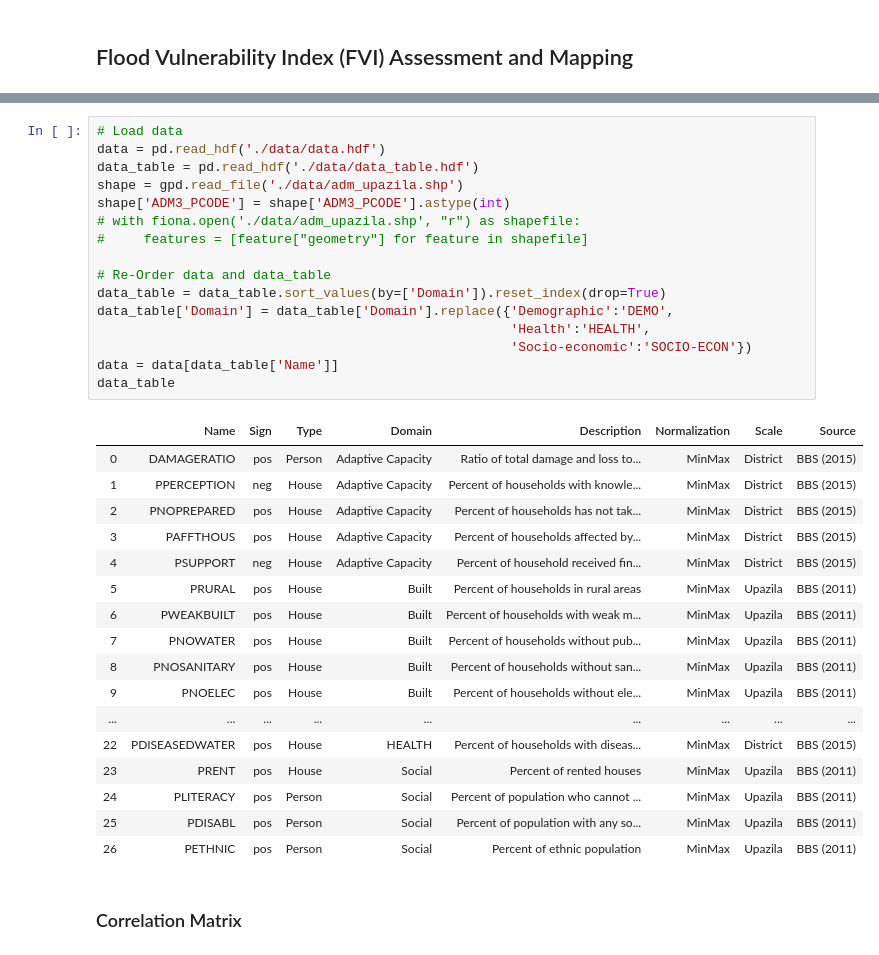
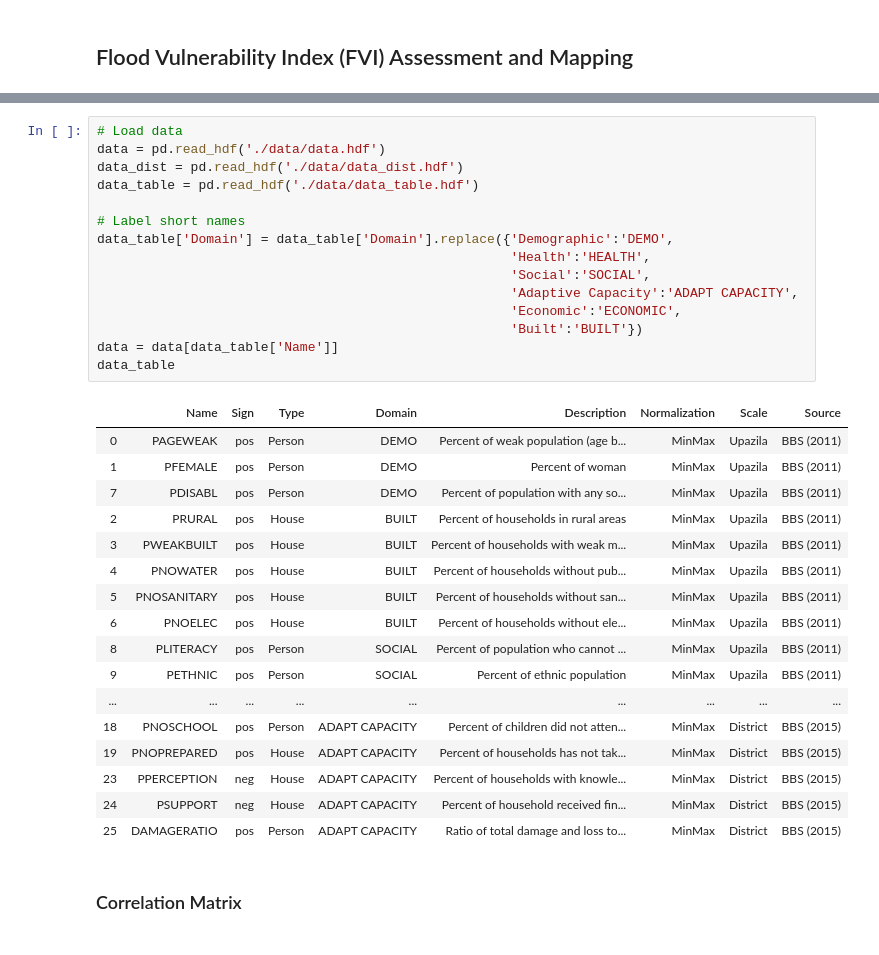
Before and after one commit to gnodnooh/VulnRiskImpact-BGD, a Jupyter notebook: FVI_Assessment.ipynb, the cells around one changed output, grey strips where cells are left out. Cells and saved outputs as stored; diff of their text form.

```diff
--- a/FVI_Assessment.ipynb
+++ b/FVI_Assessment.ipynb
@@ -16,37 +27,36 @@ import fhv
 # %%
 # Load data
 data = pd.read_hdf('./data/data.hdf')
+data_dist = pd.read_hdf('./data/data_dist.hdf')
 data_table = pd.read_hdf('./data/data_table.hdf')
-shape = gpd.read_file('./data/adm_upazila.shp')
-shape['ADM3_PCODE'] = shape['ADM3_PCODE'].astype(int)
-# with fiona.open('./data/adm_upazila.shp', "r") as shapefile:
-#     features = [feature["geometry"] for feature in shapefile]
 
-# Re-Order data and data_table
-data_table = data_table.sort_values(by=['Domain']).reset_index(drop=True)
+# Label short names
 data_table['Domain'] = data_table['Domain'].replace({'Demographic':'DEMO',
                                                      'Health':'HEALTH',
-                                                     'Socio-economic':'SOCIO-ECON'})
+                                                     'Social':'SOCIAL',
+                                                     'Adaptive Capacity':'ADAPT CAPACITY',
+                                                     'Economic':'ECONOMIC',
+                                                     'Built':'BUILT'})
 data = data[data_table['Name']]
 data_table
 # %% [output]
 |  | Name | Sign | Type | Domain | Description | Normalization | Scale | Source |
-| 0 | DAMAGERATIO | pos | Person | Adaptive Capacity | Ratio of total damage and loss to... | MinMax | District | BBS (2015) |
-| 1 | PPERCEPTION | neg | House | Adaptive Capacity | Percent of households with knowle... | MinMax | District | BBS (2015) |
-| 2 | PNOPREPARED | pos | House | Adaptive Capacity | Percent of households has not tak... | MinMax | District | BBS (2015) |
-| 3 | PAFFTHOUS | pos | House | Adaptive Capacity | Percent of households affected by... | MinMax | District | BBS (2015) |
-| 4 | PSUPPORT | neg | House | Adaptive Capacity | Percent of household received fin... | MinMax | District | BBS (2015) |
-| 5 | PRURAL | pos | House | Built | Percent of households in rural areas | MinMax | Upazila | BBS (2011) |
-| 6 | PWEAKBUILT | pos | House | Built | Percent of households with weak m... | MinMax | Upazila | BBS (2011) |
-| 7 | PNOWATER | pos | House | Built | Percent of households without pub... | MinMax | Upazila | BBS (2011) |
-| 8 | PNOSANITARY | pos | House | Built | Percent of households without san... | MinMax | Upazila | BBS (2011) |
-| 9 | PNOELEC | pos | House | Built | Percent of households without ele... | MinMax | Upazila | BBS (2011) |
+| 0 | PAGEWEAK | pos | Person | DEMO | Percent of weak population (age b... | MinMax | Upazila | BBS (2011) |
+| 1 | PFEMALE | pos | Person | DEMO | Percent of woman | MinMax | Upazila | BBS (2011) |
+| 7 | PDISABL | pos | Person | DEMO | Percent of population with any so... | MinMax | Upazila | BBS (2011) |
+| 2 | PRURAL | pos | House | BUILT | Percent of households in rural areas | MinMax | Upazila | BBS (2011) |
+| 3 | PWEAKBUILT | pos | House | BUILT | Percent of households with weak m... | MinMax | Upazila | BBS (2011) |
+| 4 | PNOWATER | pos | House | BUILT | Percent of households without pub... | MinMax | Upazila | BBS (2011) |
+| 5 | PNOSANITARY | pos | House | BUILT | Percent of households without san... | MinMax | Upazila | BBS (2011) |
+| 6 | PNOELEC | pos | House | BUILT | Percent of households without ele... | MinMax | Upazila | BBS (2011) |
+| 8 | PLITERACY | pos | Person | SOCIAL | Percent of population who cannot ... | MinMax | Upazila | BBS (2011) |
+| 9 | PETHNIC | pos | Person | SOCIAL | Percent of ethnic population | MinMax | Upazila | BBS (2011) |
 | ... | ... | ... | ... | ... | ... | ... | ... | ... |
-| 22 | PDISEASEDWATER | pos | House | HEALTH | Percent of households with diseas... | MinMax | District | BBS (2015) |
-| 23 | PRENT | pos | House | Social | Percent of rented houses | MinMax | Upazila | BBS (2011) |
-| 24 | PLITERACY | pos | Person | Social | Percent of population who cannot ... | MinMax | Upazila | BBS (2011) |
-| 25 | PDISABL | pos | Person | Social | Percent of population with any so... | MinMax | Upazila | BBS (2011) |
-| 26 | PETHNIC | pos | Person | Social | Percent of ethnic population | MinMax | Upazila | BBS (2011) |
+| 18 | PNOSCHOOL | pos | Person | ADAPT CAPACITY | Percent of children did not atten... | MinMax | District | BBS (2015) |
+| 19 | PNOPREPARED | pos | House | ADAPT CAPACITY | Percent of households has not tak... | MinMax | District | BBS (2015) |
+| 23 | PPERCEPTION | neg | House | ADAPT CAPACITY | Percent of households with knowle... | MinMax | District | BBS (2015) |
+| 24 | PSUPPORT | neg | House | ADAPT CAPACITY | Percent of household received fin... | MinMax | District | BBS (2015) |
+| 25 | DAMAGERATIO | pos | Person | ADAPT CAPACITY | Ratio of total damage and loss to... | MinMax | District | BBS (2015) |
 # %% [markdown]
 ### Correlation Matrix
 # %%
```
Also changed, not shown: parts of 9 cells of this notebook, 4 other files.
